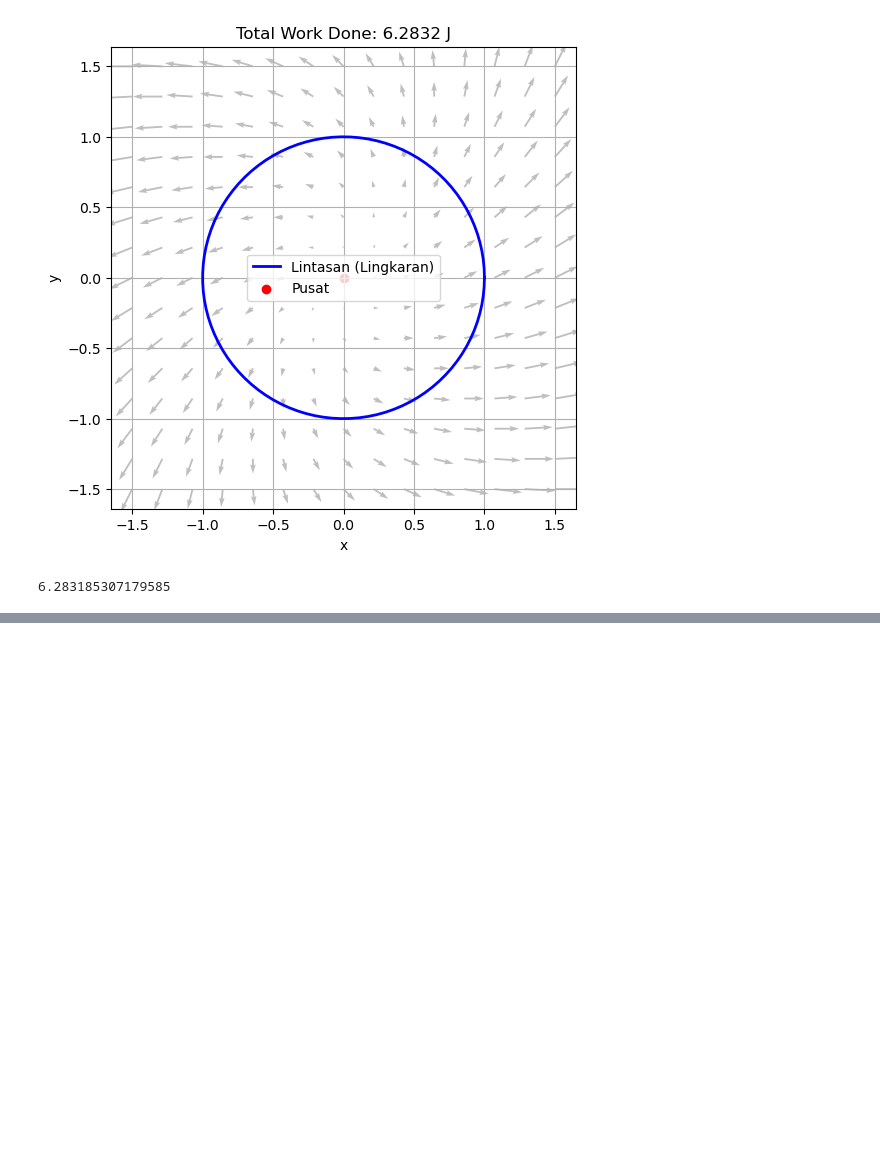
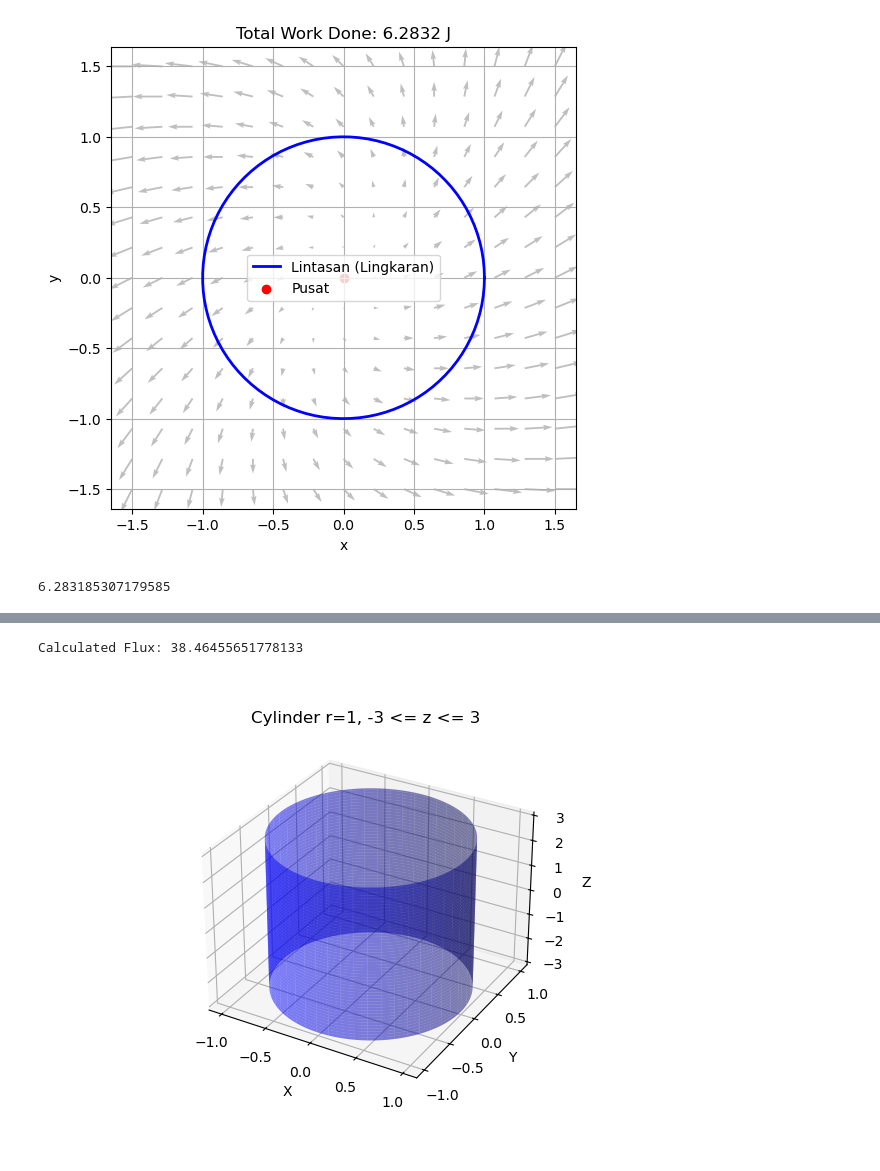
Before and after one commit to zharfanw/zhongshan_em, a Jupyter notebook: EM_3_VectorCalculus.ipynb, the cells around one changed output, grey strips where cells are left out. Cells and saved outputs as stored; diff of their text form; code cells hidden in the pictures; blank space fills up the shorter version.

```diff
--- a/EM_3_VectorCalculus.ipynb
+++ b/EM_3_VectorCalculus.ipynb
@@ -204,0 +353,46 @@ result
+# %%
+import numpy as np
+import matplotlib.pyplot as plt
+from mpl_toolkits.mplot3d import Axes3D
+%matplotlib widget
+# Konstanta
+phi = 1  # Anda bisa menyesuaikan nilai ini sesuai dengan kebutuhan
+r = 1    # Radius dari silinder
+
+# Menghitung fluks melalui permukaan silinder
+def calculate_flux():
+    # Flux = integral dari (A . n) dS
+    # Karena A = phi * r_hat dan n = r_hat pada permukaan silinder, A . n = phi * r
+    # Luas permukaan silinder untuk dz dan dtheta (untuk r tetap) adalah r*dz*dtheta
+    theta = np.linspace(0, 2 * np.pi, 100)
+    z = np.linspace(-3, 3, 100)
+    dtheta = theta[1] - theta[0]
+    dz = z[1] - z[0]
+
+    # Perhitungan integral sederhana
+    flux = phi * r * (r * dtheta * dz) * len(theta) * len(z)
+    return flux
+
+# Plot silinder
+def plot_cylinder():
+    fig = plt.figure()
+    ax = fig.add_subplot(111, projection='3d')
+    z = np.linspace(-3, 3, 100)
+    theta = np.linspace(0, 2 * np.pi, 100)
+    theta, z = np.meshgrid(theta, z)
+    x = r * np.cos(theta)
+    y = r * np.sin(theta)
+
+    ax.plot_surface(x, y, z, alpha=0.5, color='b')
+    ax.set_xlabel('X')
+    ax.set_ylabel('Y')
+    ax.set_zlabel('Z')
+    plt.title('Cylinder r=1, -3 <= z <= 3')
+    plt.show()
+
+flux = calculate_flux()
+print("Calculated Flux:", flux)
+plot_cylinder()
+# %% [output]
+Calculated Flux: 38.46455651778133
+[figure, added]
```
Also changed, not shown: parts of 8 cells of this notebook.
